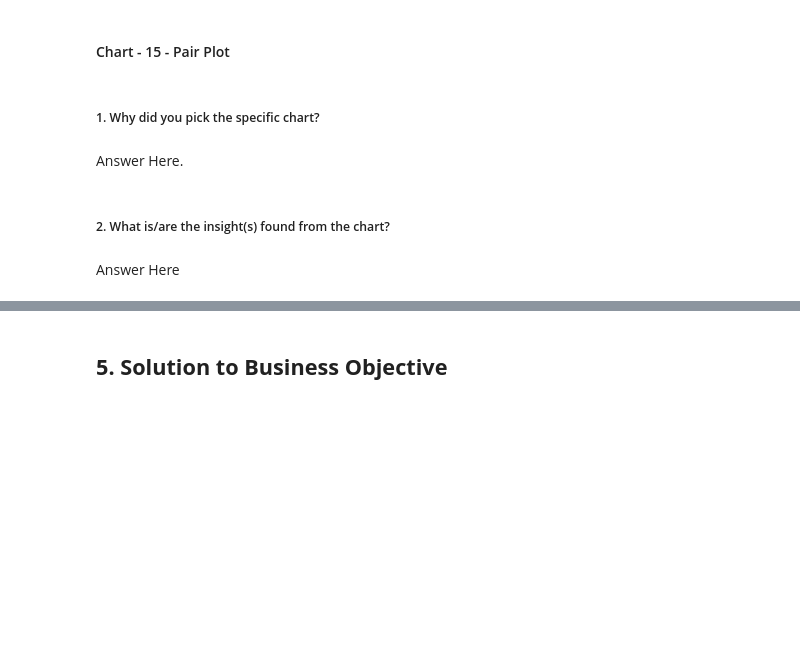
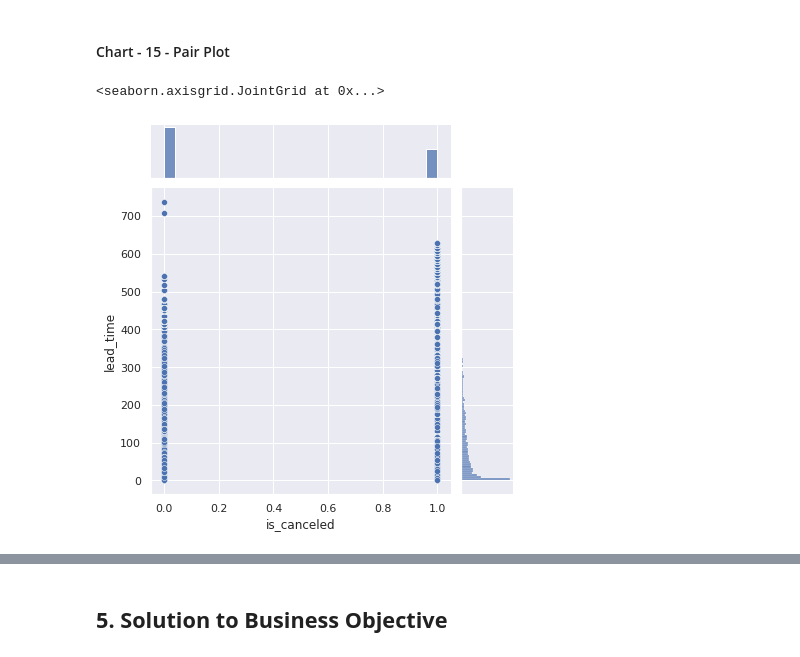
Before and after one commit to CoderSumanesh/Hotel-Booking-Analysis, a Jupyter notebook: hotel_booking_analysis.ipynb, the cells around one changed output, grey strips where cells are left out. Saved outputs shown, nothing was run; the diff lists cells and outputs as text; code cells hidden in the pictures; blank space fills up the shorter version.

```diff
--- a/hotel_booking_analysis.ipynb
+++ b/hotel_booking_analysis.ipynb
@@ -952,16 +960,10 @@ So i used this map
 Column 'is_canceled' is highly positively correlated with column'lead_time' as compared to other variables.
 # %% [markdown]
 #### Chart - 15 - Pair Plot
-# %%
-# Pair Plot visualization code
-cols=df.columns
-sns.set_style(style='darkgrid')
-sns.pairplot(df[cols])
-# %% [markdown]
-##### 1. Why did you pick the specific chart?
-# %% [markdown]
-Answer Here.
-# %% [markdown]
-##### 2. What is/are the insight(s) found from the chart?
-# %% [markdown]
-Answer Here
+# %%
+# Pair Plot visualization code
+#Pair plot between is_canceled column and lead_time column
+sns.jointplot(x='is_canceled',y='lead_time',data=df1)
+# %% [output]
+<seaborn.axisgrid.JointGrid at 0x...>
+[figure, added]
```
Also changed, not shown: parts of 11 cells of this notebook.
